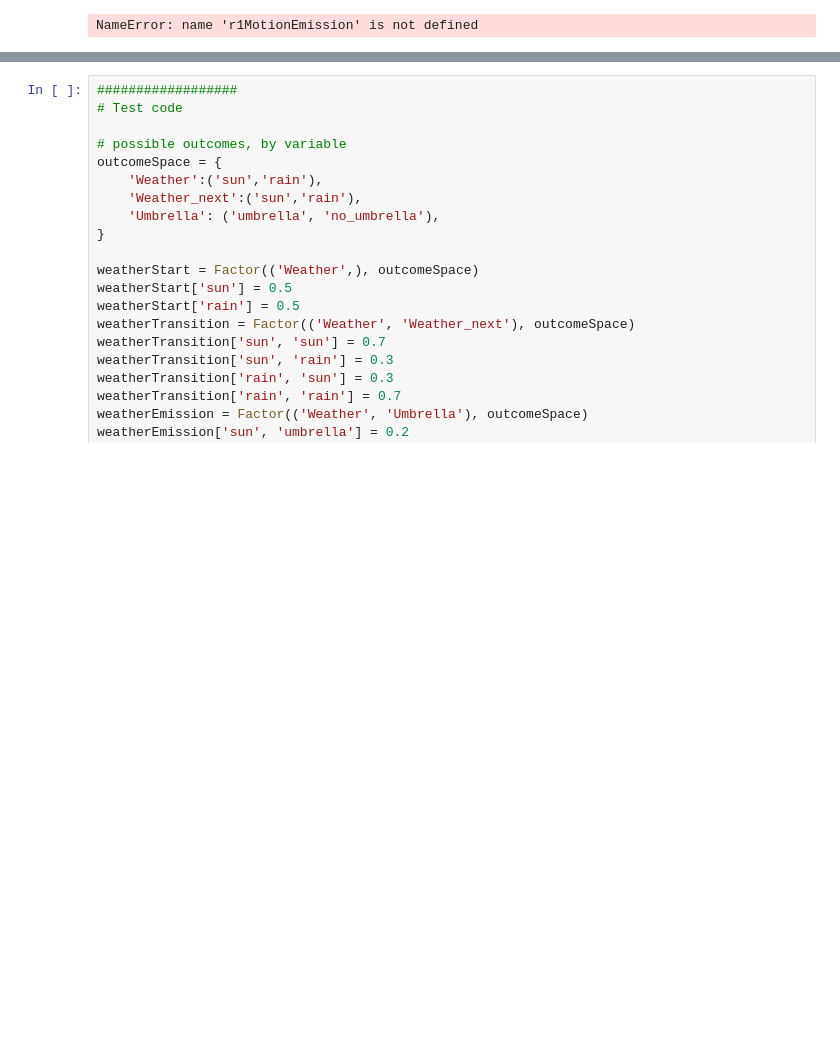
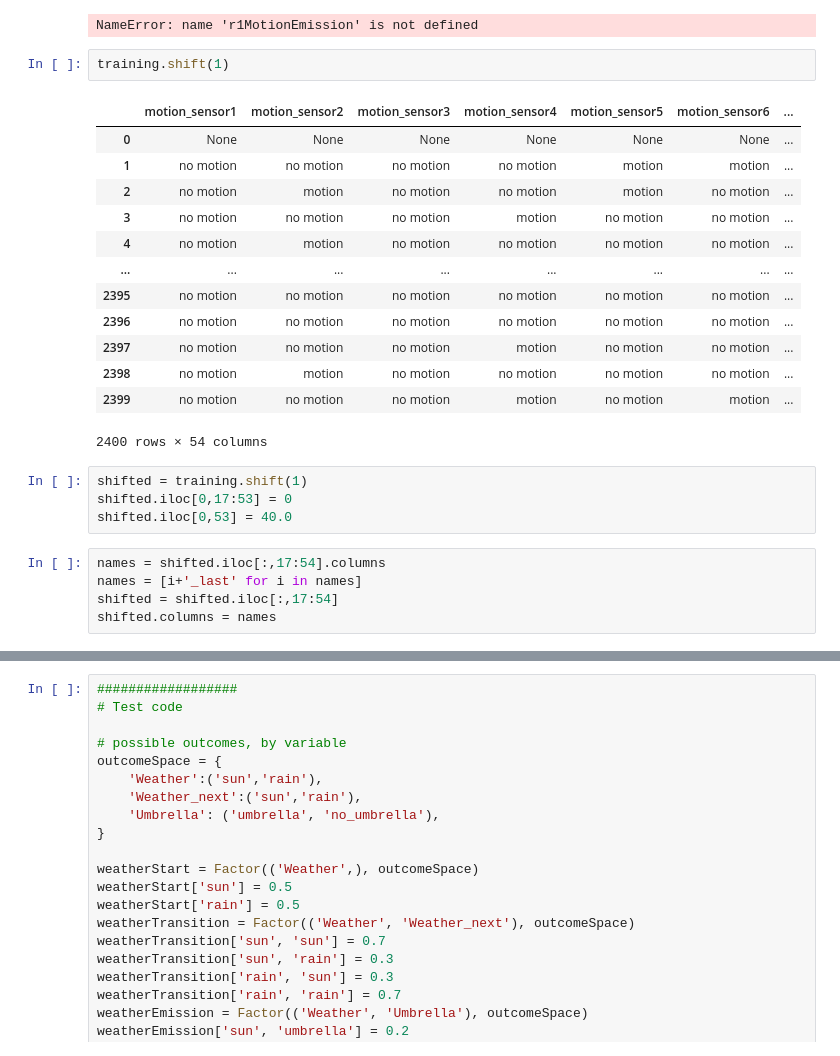
Before and after one commit to william-o-s/comp9418_assignment2, a Jupyter notebook: testing-model/testing_hmm.ipynb, the cells around one changed output, grey strips where cells are left out. Saved outputs shown, nothing was run; the diff lists cells and outputs as text; blank space fills up the shorter version.

```diff
--- a/testing-model/testing_hmm.ipynb
+++ b/testing-model/testing_hmm.ipynb
@@ -400,3 +400,28 @@ for t in range(len(timeLine)):
     print()
 # %% [output]
 NameError: name 'r1MotionEmission' is not defined
+# %%
+training.shift(1)
+# %% [output]
+|  | motion_sensor1 | motion_sensor2 | motion_sensor3 | motion_sensor4 | motion_sensor5 | motion_sensor6 | ... |
+| 0 | None | None | None | None | None | None | ... |
+| 1 | no motion | no motion | no motion | no motion | motion | motion | ... |
+| 2 | no motion | motion | no motion | no motion | motion | no motion | ... |
+| 3 | no motion | no motion | no motion | motion | no motion | no motion | ... |
+| 4 | no motion | motion | no motion | no motion | no motion | no motion | ... |
+| ... | ... | ... | ... | ... | ... | ... | ... |
+| 2395 | no motion | no motion | no motion | no motion | no motion | no motion | ... |
+| 2396 | no motion | no motion | no motion | no motion | no motion | no motion | ... |
+| 2397 | no motion | no motion | no motion | motion | no motion | no motion | ... |
+| 2398 | no motion | motion | no motion | no motion | no motion | no motion | ... |
+| 2399 | no motion | no motion | no motion | motion | no motion | motion | ... |
+2400 rows × 54 columns
+# %%
+shifted = training.shift(1)
+shifted.iloc[0,17:53] = 0
+shifted.iloc[0,53] = 40.0
+# %%
+names = shifted.iloc[:,17:54].columns
+names = [i+'_last' for i in names]
+shifted = shifted.iloc[:,17:54]
+shifted.columns = names
```
Also changed, not shown: parts of 4 cells of this notebook, 5 other files.
